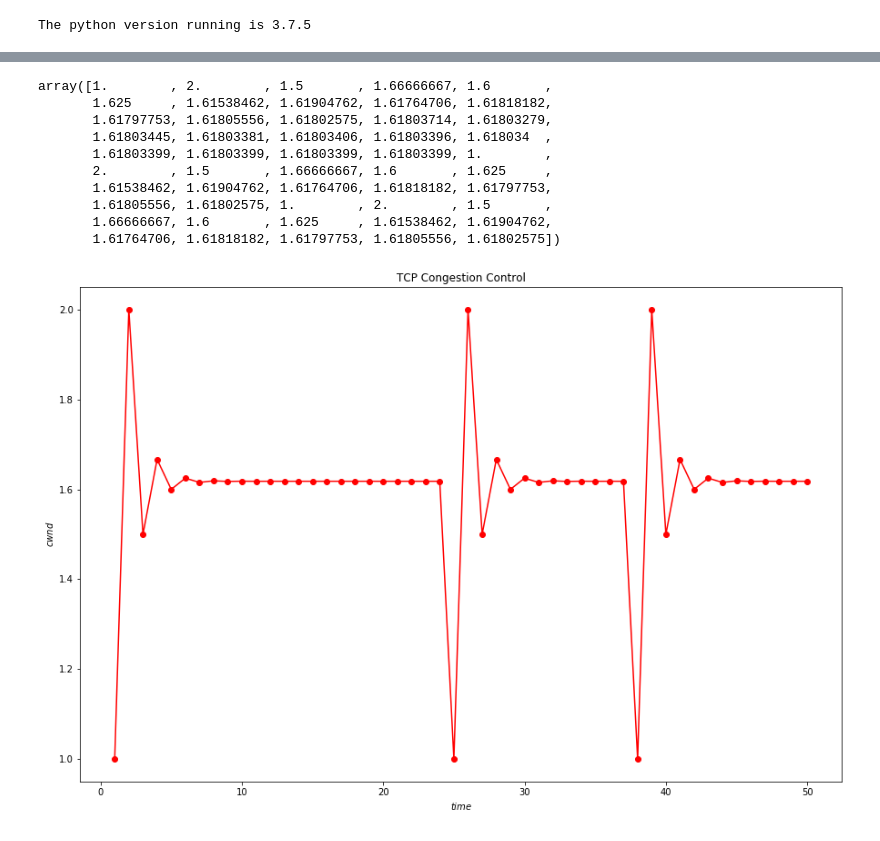
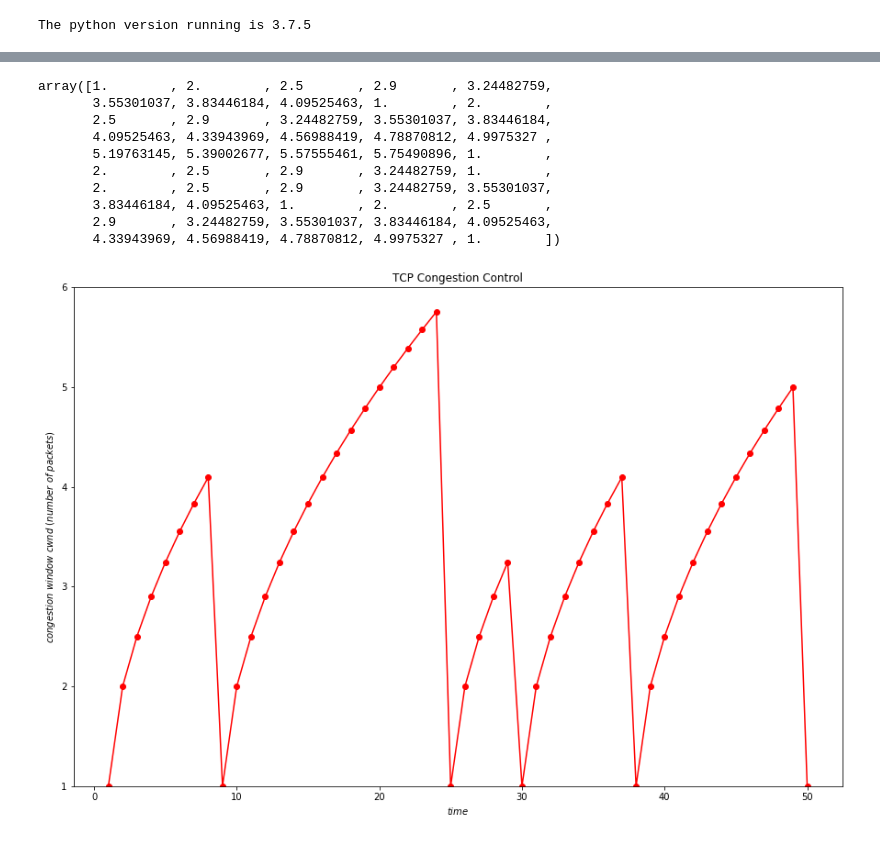
Before and after one commit to ajuluc/CFD, a Jupyter notebook: CFD_Ball_Trajectory.ipynb, the cells around one changed output, grey strips where cells are left out. Cells and saved outputs as stored; diff of their text form; code cells hidden in the pictures.

```diff
--- a/CFD_Ball_Trajectory.ipynb
+++ b/CFD_Ball_Trajectory.ipynb
@@ -152,40 +148,49 @@ cwnd = np.ones_like(ack)
 
 
 for index, value in enumerate(ack):
-    if (value == ack[0] and ack[8]):
+    if (value == ack[0]):
         cwnd[index] == cwnd[index-1]
 
-    elif (value == ack[24] and ack[29]):
+    elif (value == ack[8]):
         cwnd[index] == cwnd[index-1]
 
-    elif (value == ack[37] and ack[49]):
+    elif (value == ack[24]):
+        cwnd[index] == cwnd[index-1]
+
+    elif (value == ack[29]):
+        cwnd[index] == cwnd[index-1]
+
+    elif (value == ack[37]):
+        cwnd[index] == cwnd[index-1]
+
+    elif (value == ack[49]):
         cwnd[index] == cwnd[index-1]
 
     else:
-        cwnd[index] += 1/cwnd[index-1]
+        cwnd[index] = cwnd[index-1] + 1/cwnd[index-1]
     new_val.append(cwnd)
 # %%
 new_val[0]
 # %% [output]
-array([1.        , 2.        , 1.5       , 1.66666667, 1.6       ,
-       1.625     , 1.61538462, 1.61904762, 1.61764706, 1.61818182,
-       1.61797753, 1.61805556, 1.61802575, 1.61803714, 1.61803279,
-       1.61803445, 1.61803381, 1.61803406, 1.61803396, 1.618034  ,
-       1.61803399, 1.61803399, 1.61803399, 1.61803399, 1.        ,
-       2.        , 1.5       , 1.66666667, 1.6       , 1.625     ,
-       1.61538462, 1.61904762, 1.61764706, 1.61818182, 1.61797753,
-       1.61805556, 1.61802575, 1.        , 2.        , 1.5       ,
-       1.66666667, 1.6       , 1.625     , 1.61538462, 1.61904762,
-       1.61764706, 1.61818182, 1.61797753, 1.61805556, 1.61802575])
+array([1.        , 2.        , 2.5       , 2.9       , 3.24482759,
+       3.55301037, 3.83446184, 4.09525463, 1.        , 2.        ,
+       2.5       , 2.9       , 3.24482759, 3.55301037, 3.83446184,
+       4.09525463, 4.33943969, 4.56988419, 4.78870812, 4.9975327 ,
+       5.19763145, 5.39002677, 5.57555461, 5.75490896, 1.        ,
+       2.        , 2.5       , 2.9       , 3.24482759, 1.        ,
+       2.        , 2.5       , 2.9       , 3.24482759, 3.55301037,
+       3.83446184, 4.09525463, 1.        , 2.        , 2.5       ,
+       2.9       , 3.24482759, 3.55301037, 3.83446184, 4.09525463,
+       4.33943969, 4.56988419, 4.78870812, 4.9975327 , 1.        ])
 # %%
 plt.plot(ack, new_val[0], 'r-o')
 plt.xlabel(r'$time$')
-plt.ylabel(r'$cwnd$')
+plt.ylabel(r'$congestion\ window\ cwnd\ (number\ of\ packets)$')
 plt.title(r'TCP Congestion Control')
-# plt.legend(loc='best')
+plt.ylim(1,6)
 plt.rcParams['figure.figsize'] = [15,10]
 # %% [output]
-[figure, old version]
+[figure, new version]
 # %%
 t0 = 0
 x0 = 0
```
Also changed, not shown: parts of 4 cells of this notebook.
